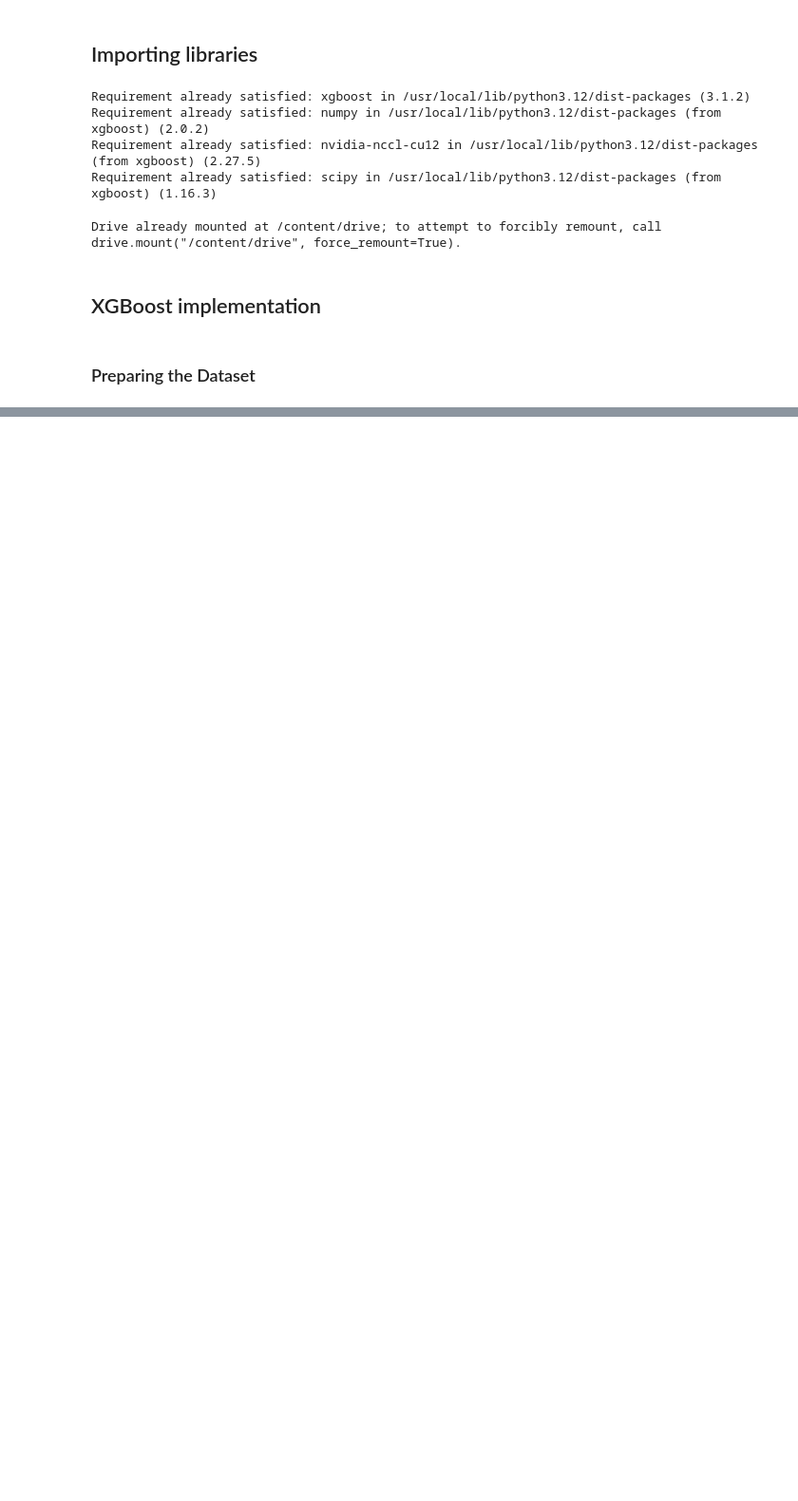
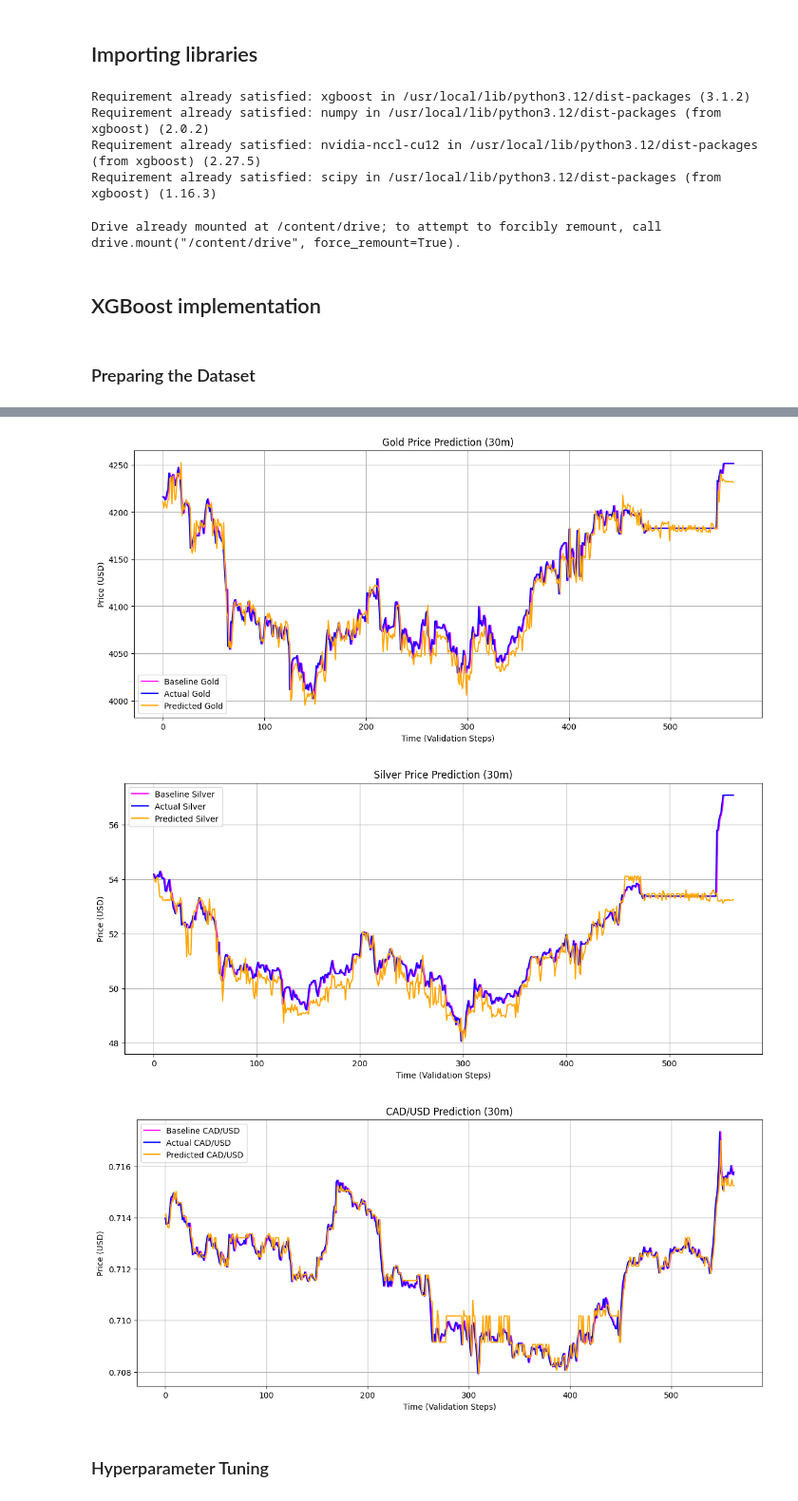
Before and after one commit to ritamerhi/ML-Project, a Jupyter notebook: xgboost.ipynb, the cells around one changed output, grey strips where cells are left out. Shown at 95% size. Saved outputs shown, nothing was run; the diff lists cells and outputs as text; code cells hidden in the pictures; blank space fills up the shorter version.

```diff
--- a/xgboost.ipynb
+++ b/xgboost.ipynb
@@ -79,0 +129,2 @@ all_prices.describe()
+# %%
+ypred = bst.predict(dtest)
@@ -79,0 +136,59 @@ all_prices.describe()
+# %%
+actual_gold  = y_test['Gold_target'].to_numpy()
+actual_silver = y_test['Silver_target'].to_numpy()
+actual_cad = y_test['CAD_target'].to_numpy()
+# %%
+# persistence baseline
+baseline_gold  = np.roll(actual_gold, 1)
+baseline_silver = np.roll(actual_silver, 1)
+baseline_cad    = np.roll(actual_cad, 1)
+
+baseline_gold[0] = actual_gold[0]
+baseline_silver[0] = actual_silver[0]
+baseline_cad[0] = actual_cad[0]
+# %%
+gold_pred = ypred[:, 0]
+silver_pred = ypred[:, 1]
+cad_pred = ypred[:, 2]
+# %%
+# gold
+plt.figure(figsize=(14,6))
+plt.plot(baseline_gold, color="magenta", label="Baseline Gold")
+plt.plot(actual_gold, color="blue", label="Actual Gold")
+plt.plot(gold_pred, color="orange", label="Predicted Gold")
+plt.title("Gold Price Prediction (30m)")
+plt.xlabel("Time (Validation Steps)")
+plt.ylabel("Price (USD)")
+plt.legend()
+plt.grid(True)
+plt.show()
+
+# silver
+plt.figure(figsize=(14,6))
+plt.plot(baseline_silver, color="magenta", label="Baseline Silver")
+plt.plot(actual_silver, color="blue", label="Actual Silver")
+plt.plot(silver_pred, color="orange", label="Predicted Silver")
+plt.title("Silver Price Prediction (30m)")
+plt.xlabel("Time (Validation Steps)")
+plt.ylabel("Price (USD)")
+plt.legend()
+plt.grid(True)
+plt.show()
+
+# CAD
+plt.figure(figsize=(14,6))
+plt.plot(baseline_cad, color="magenta", label="Baseline CAD/USD")
+plt.plot(actual_cad, color="blue", label="Actual CAD/USD")
+plt.plot(cad_pred, color="orange", label="Predicted CAD/USD")
+plt.title("CAD/USD Prediction (30m)")
+plt.xlabel("Time (Validation Steps)")
+plt.ylabel("Price (USD)")
+plt.legend()
+plt.grid(True)
+plt.show()
+# %% [output]
+[figure, added]
+[figure, added]
+[figure, added]
+# %% [markdown]
+### Hyperparameter Tuning
```
Also changed, not shown: parts of 12 cells of this notebook.
